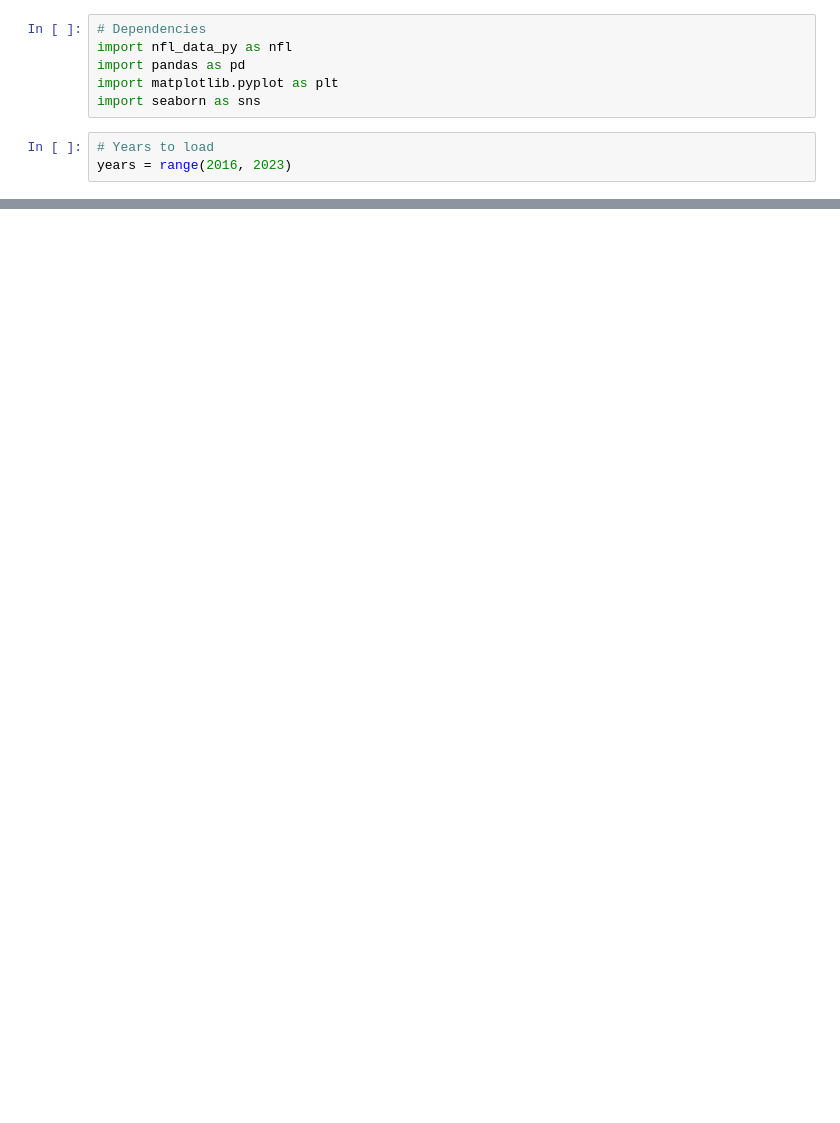
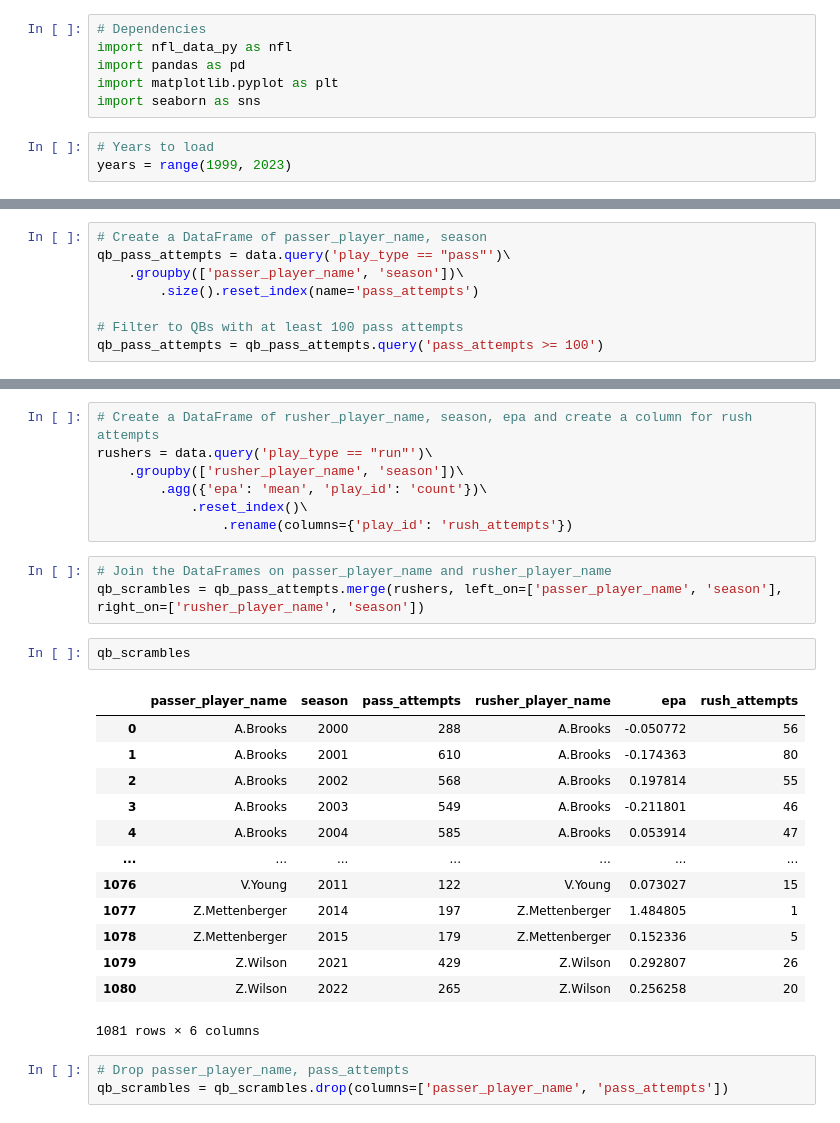
Before and after one commit to tbryan2/visualization-toolbox, a Jupyter notebook: nfl/notebooks/qb_scramble_epa.ipynb, the cells around one changed output, grey strips where cells are left out. Saved outputs shown, nothing was run; the diff lists cells and outputs as text; blank space fills up the shorter version.

Commit message:
qb scramble notebook

```diff
--- a/nfl/notebooks/qb_scramble_epa.ipynb
+++ b/nfl/notebooks/qb_scramble_epa.ipynb
@@ -6,7 +6,7 @@ import matplotlib.pyplot as plt
 import seaborn as sns
 # %%
 # Years to load
-years = range(2016, 2023)
+years = range(1999, 2023)
 # %%
 # Load data
 data = nfl.import_pbp_data(years)
@@ -37,0 +31,8 @@ Error:
+# %%
+# Create a DataFrame of passer_player_name, season
+qb_pass_attempts = data.query('play_type == "pass"')\
+    .groupby(['passer_player_name', 'season'])\
+        .size().reset_index(name='pass_attempts')
+
+# Filter to QBs with at least 100 pass attempts
+qb_pass_attempts = qb_pass_attempts.query('pass_attempts >= 100')
@@ -37,0 +55,29 @@ Error:
+# %%
+# Create a DataFrame of rusher_player_name, season, epa and create a column for rush attempts
+rushers = data.query('play_type == "run"')\
+    .groupby(['rusher_player_name', 'season'])\
+        .agg({'epa': 'mean', 'play_id': 'count'})\
+            .reset_index()\
+                .rename(columns={'play_id': 'rush_attempts'})
+# %%
+# Join the DataFrames on passer_player_name and rusher_player_name
+qb_scrambles = qb_pass_attempts.merge(rushers, left_on=['passer_player_name', 'season'], right_on=['rusher_player_name', 'season'])
+# %%
+qb_scrambles
+# %% [output]
+|  | passer_player_name | season | pass_attempts | rusher_player_name | epa | rush_attempts |
+| 0 | A.Brooks | 2000 | 288 | A.Brooks | -0.050772 | 56 |
+| 1 | A.Brooks | 2001 | 610 | A.Brooks | -0.174363 | 80 |
+| 2 | A.Brooks | 2002 | 568 | A.Brooks | 0.197814 | 55 |
+| 3 | A.Brooks | 2003 | 549 | A.Brooks | -0.211801 | 46 |
+| 4 | A.Brooks | 2004 | 585 | A.Brooks | 0.053914 | 47 |
+| ... | ... | ... | ... | ... | ... | ... |
+| 1076 | V.Young | 2011 | 122 | V.Young | 0.073027 | 15 |
+| 1077 | Z.Mettenberger | 2014 | 197 | Z.Mettenberger | 1.484805 | 1 |
+| 1078 | Z.Mettenberger | 2015 | 179 | Z.Mettenberger | 0.152336 | 5 |
+| 1079 | Z.Wilson | 2021 | 429 | Z.Wilson | 0.292807 | 26 |
+| 1080 | Z.Wilson | 2022 | 265 | Z.Wilson | 0.256258 | 20 |
+1081 rows × 6 columns
+# %%
+# Drop passer_player_name, pass_attempts
+qb_scrambles = qb_scrambles.drop(columns=['passer_player_name', 'pass_attempts'])
```
Also changed, not shown: parts of 16 cells of this notebook, 2 other files.
